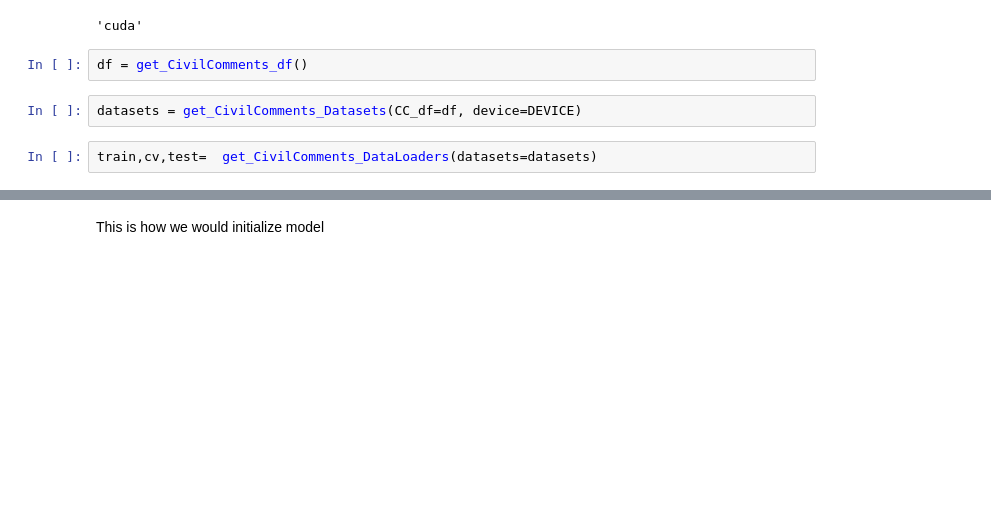
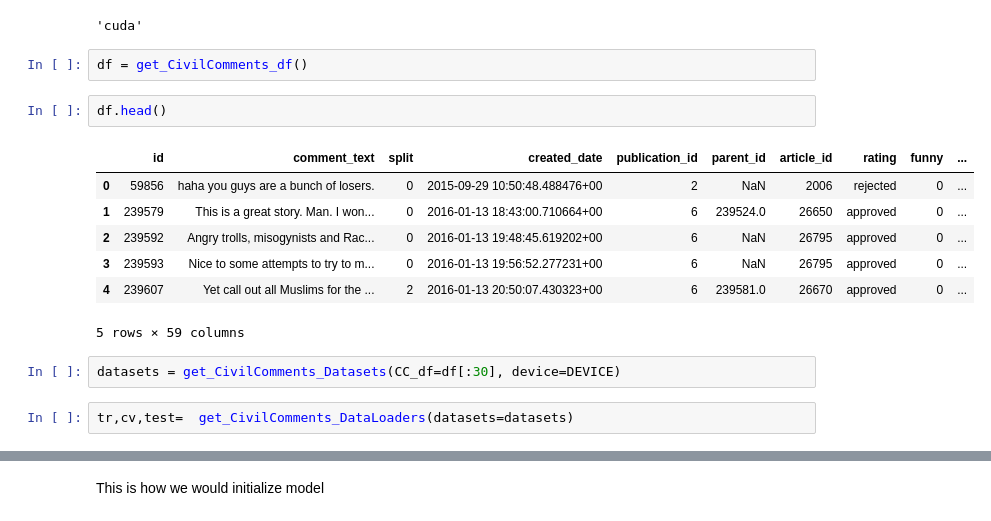
Before and after one commit to MsAsterisk1/ERM_GDRO, a Jupyter notebook: civil_comments_script.ipynb, the cells around one changed output, grey strips where cells are left out. Saved outputs shown, nothing was run; the diff lists cells and outputs as text; blank space fills up the shorter version.

Commit message:
adds modification to civilcomment subgrouping

```diff
--- a/civil_comments_script.ipynb
+++ b/civil_comments_script.ipynb
@@ -30,7 +30,17 @@ DEVICE
 'cuda'
 # %%
 df = get_CivilComments_df()
+# %%
+df.head()
+# %% [output]
+|  | id | comment_text | split | created_date | publication_id | parent_id | article_id | rating | funny | ... |
+| 0 | 59856 | haha you guys are a bunch of losers. | 0 | 2015-09-29 10:50:48.488476+00 | 2 | NaN | 2006 | rejected | 0 | ... |
+| 1 | 239579 | This is a great story. Man. I won... | 0 | 2016-01-13 18:43:00.710664+00 | 6 | 239524.0 | 26650 | approved | 0 | ... |
+| 2 | 239592 | Angry trolls, misogynists and Rac... | 0 | 2016-01-13 19:48:45.619202+00 | 6 | NaN | 26795 | approved | 0 | ... |
+| 3 | 239593 | Nice to some attempts to try to m... | 0 | 2016-01-13 19:56:52.277231+00 | 6 | NaN | 26795 | approved | 0 | ... |
+| 4 | 239607 | Yet call out all Muslims for the ... | 2 | 2016-01-13 20:50:07.430323+00 | 6 | 239581.0 | 26670 | approved | 0 | ... |
+5 rows × 59 columns
 # %%
-datasets = get_CivilComments_Datasets(CC_df=df, device=DEVICE)
+datasets = get_CivilComments_Datasets(CC_df=df[:30], device=DEVICE)
 # %%
-train,cv,test=  get_CivilComments_DataLoaders(datasets=datasets)
+tr,cv,test=  get_CivilComments_DataLoaders(datasets=datasets)
```
Also changed, not shown: parts of 4 cells of this notebook, 2 other files.
